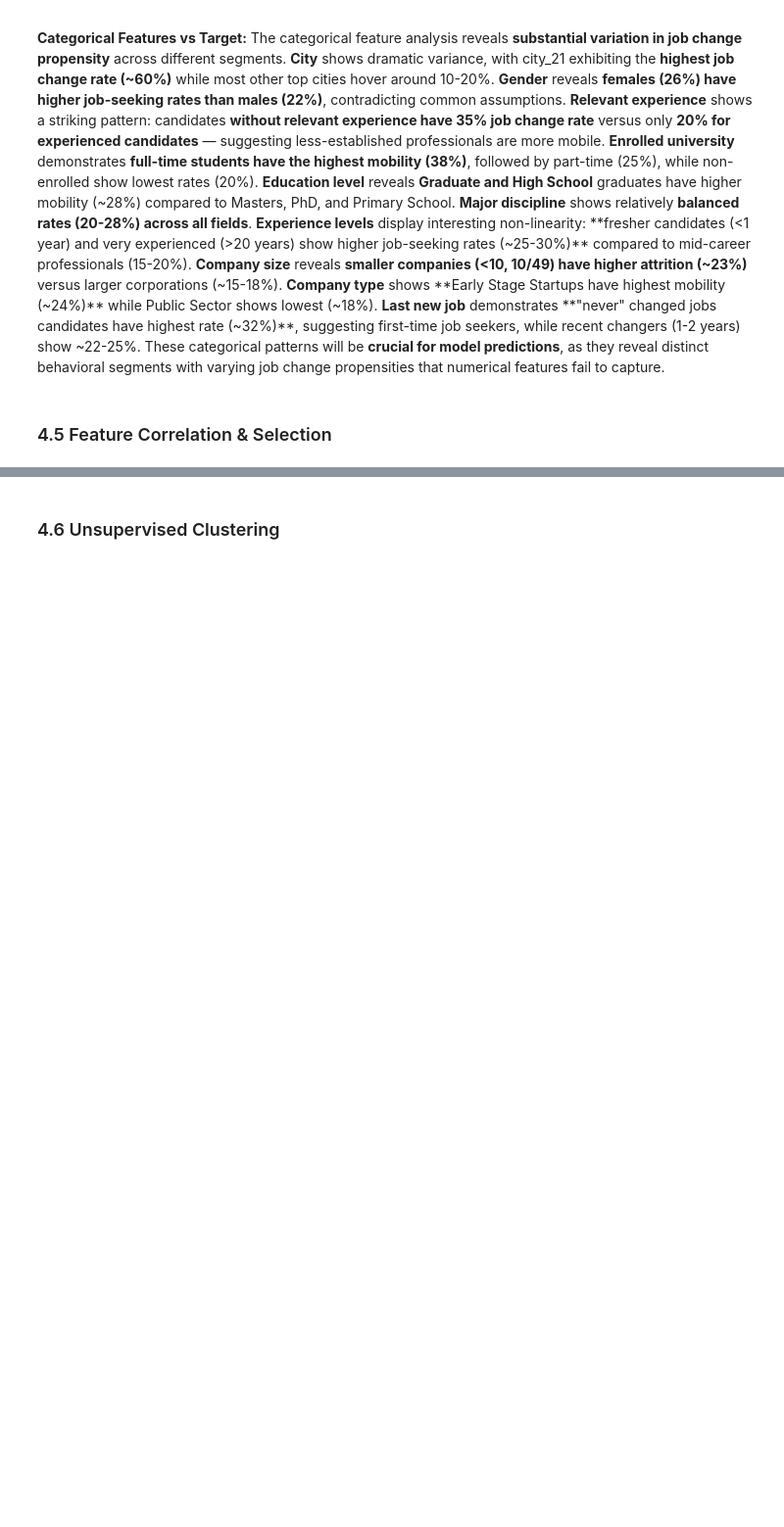
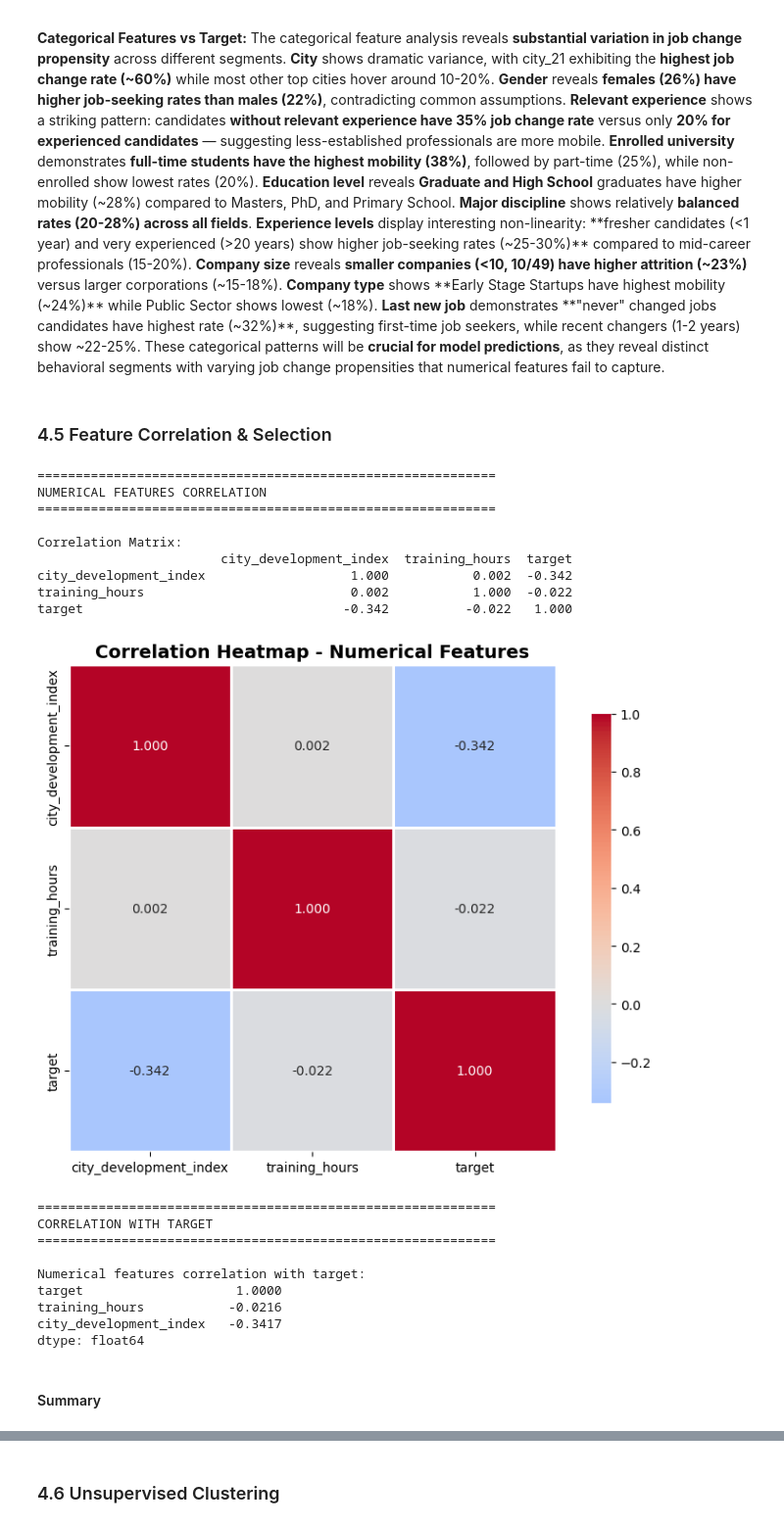
Before and after one commit to Angry-Jay/ML_TheHiredHand, a Jupyter notebook: ml-the-hired-hand.ipynb, the cells around one changed output, grey strips where cells are left out. Shown: that part at 98% size. Saved outputs shown, nothing was run; the diff lists cells and outputs as text; code cells hidden in the pictures; blank space fills up the shorter version.

```diff
--- a/ml-the-hired-hand.ipynb
+++ b/ml-the-hired-hand.ipynb
@@ -644,2 +644,54 @@ plt.show()
 # %% [markdown]
 ### 4.5 Feature Correlation & Selection
+# %%
+# Numerical features correlation analysis
+print("=" * 60)
+print("NUMERICAL FEATURES CORRELATION")
+print("=" * 60)
+
+# Only correlate meaningful numerical features (exclude enrollee_id)
+numerical_features_for_correlation = [col for col in numerical_cols if col not in ['enrollee_id']]
+
+# Calculate correlation matrix
+corr_matrix = df[numerical_features_for_correlation].corr()
+
+print("\nCorrelation Matrix:")
+print(corr_matrix.round(3))
+
+# Visualize correlation heatmap
+plt.figure(figsize=(8, 6))
+sns.heatmap(corr_matrix, annot=True, cmap='coolwarm', center=0,
+            square=True, linewidths=1, cbar_kws={"shrink": 0.8}, fmt='.3f')
+plt.title('Correlation Heatmap - Numerical Features', fontsize=14, fontweight='bold')
+plt.tight_layout()
+plt.show()
+
+# Correlation with target
+print("\n" + "=" * 60)
+print("CORRELATION WITH TARGET")
+print("=" * 60)
+target_corr = df[numerical_features_for_correlation].corrwith(df['target']).sort_values(ascending=False)
+print("\nNumerical features correlation with target:")
+print(target_corr.round(4))
+# %% [output]
+============================================================
+NUMERICAL FEATURES CORRELATION
+============================================================
+
+Correlation Matrix:
+                        city_development_index  training_hours  target
+city_development_index                   1.000           0.002  -0.342
+training_hours                           0.002           1.000  -0.022
+target                                  -0.342          -0.022   1.000
+[figure, added]
+============================================================
+CORRELATION WITH TARGET
+============================================================
+
+Numerical features correlation with target:
+target                    1.0000
+training_hours           -0.0216
+city_development_index   -0.3417
+dtype: float64
+# %% [markdown]
+#### Summary
```
Also changed, not shown: parts of 1 cell of this notebook.
